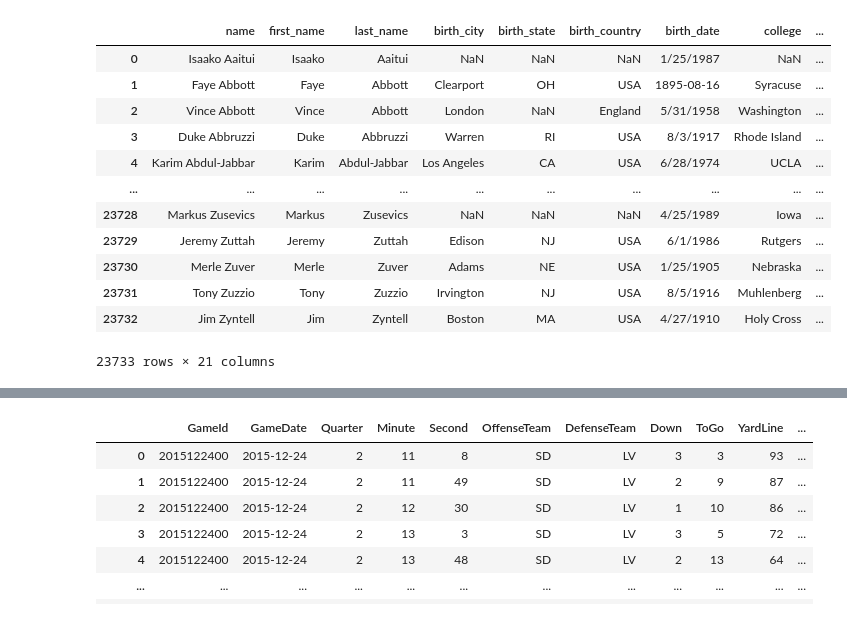
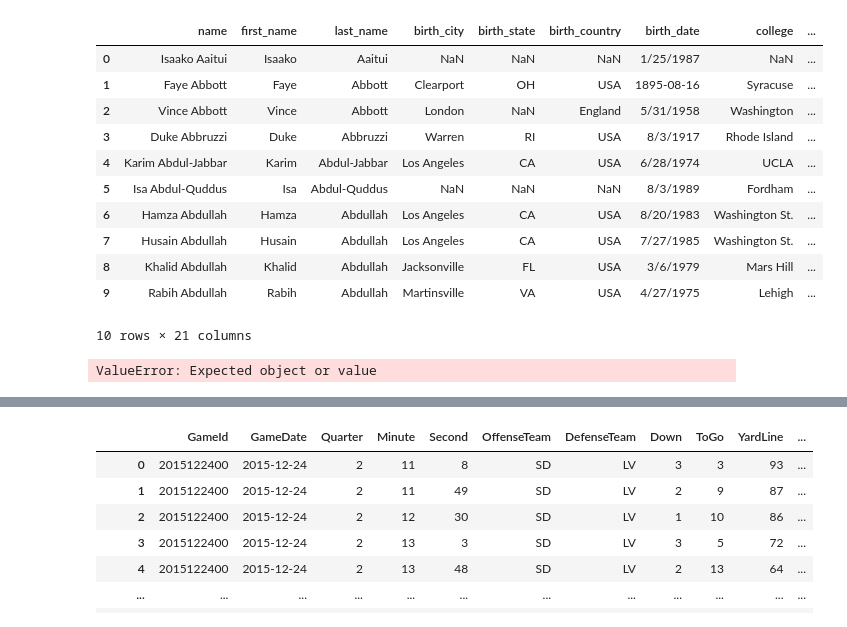
Before and after one commit to Ranealdinho/Springboard, a Jupyter notebook: Capstone2_NFL/RaneNajera_Capstone2_DataWrangling.ipynb, the cells around one changed output, grey strips where cells are left out. Drawn from its saved outputs; the diff is of its cells as text; code cells hidden in the pictures.

```diff
--- a/Capstone2_NFL/RaneNajera_Capstone2_DataWrangling.ipynb
+++ b/Capstone2_NFL/RaneNajera_Capstone2_DataWrangling.ipynb
@@ -13,19 +13,25 @@ os.chdir('/Users/ranen/OneDrive/Desktop/NFL')
 # %%
 #NFL Player data
-nfl_player_data = '/Users/ranen/OneDrive/Desktop/NFL/NFL_player_data.csv'
+nfl_player_data = '/Users/ranen/OneDrive/Desktop/Springboard/Capstone2_NFL/NFL_player_data.csv'
 player_data = pd.read_csv(nfl_player_data)
-player_data
+player_data.head(10)
 # %% [output]
 |  | name | first_name | last_name | birth_city | birth_state | birth_country | birth_date | college | ... |
 | 0 | Isaako Aaitui | Isaako | Aaitui | NaN | NaN | NaN | 1/25/1987 | NaN | ... |
 | 1 | Faye Abbott | Faye | Abbott | Clearport | OH | USA | 1895-08-16 | Syracuse | ... |
 | 2 | Vince Abbott | Vince | Abbott | London | NaN | England | 5/31/1958 | Washington | ... |
 | 3 | Duke Abbruzzi | Duke | Abbruzzi | Warren | RI | USA | 8/3/1917 | Rhode Island | ... |
 | 4 | Karim Abdul-Jabbar | Karim | Abdul-Jabbar | Los Angeles | CA | USA | 6/28/1974 | UCLA | ... |
-| ... | ... | ... | ... | ... | ... | ... | ... | ... | ... |
-| 23728 | Markus Zusevics | Markus | Zusevics | NaN | NaN | NaN | 4/25/1989 | Iowa | ... |
-| 23729 | Jeremy Zuttah | Jeremy | Zuttah | Edison | NJ | USA | 6/1/1986 | Rutgers | ... |
-| 23730 | Merle Zuver | Merle | Zuver | Adams | NE | USA | 1/25/1905 | Nebraska | ... |
-| 23731 | Tony Zuzzio | Tony | Zuzzio | Irvington | NJ | USA | 8/5/1916 | Muhlenberg | ... |
-| 23732 | Jim Zyntell | Jim | Zyntell | Boston | MA | USA | 4/27/1910 | Holy Cross | ... |
+| 5 | Isa Abdul-Quddus | Isa | Abdul-Quddus | NaN | NaN | NaN | 8/3/1989 | Fordham | ... |
+| 6 | Hamza Abdullah | Hamza | Abdullah | Los Angeles | CA | USA | 8/20/1983 | Washington St. | ... |
+| 7 | Husain Abdullah | Husain | Abdullah | Los Angeles | CA | USA | 7/27/1985 | Washington St. | ... |
+| 8 | Khalid Abdullah | Khalid | Abdullah | Jacksonville | FL | USA | 3/6/1979 | Mars Hill | ... |
+| 9 | Rabih Abdullah | Rabih | Abdullah | Martinsville | VA | USA | 4/27/1975 | Lehigh | ... |
-23733 rows × 21 columns
+10 rows × 21 columns
+# %%
+#NFL player statistics
+
+player_stats = pd.read_json('player_profiles.json')
+player_stats
+# %% [output]
+ValueError: Expected object or value
```
Also changed, not shown: parts of 9 cells of this notebook, 9 other files.
